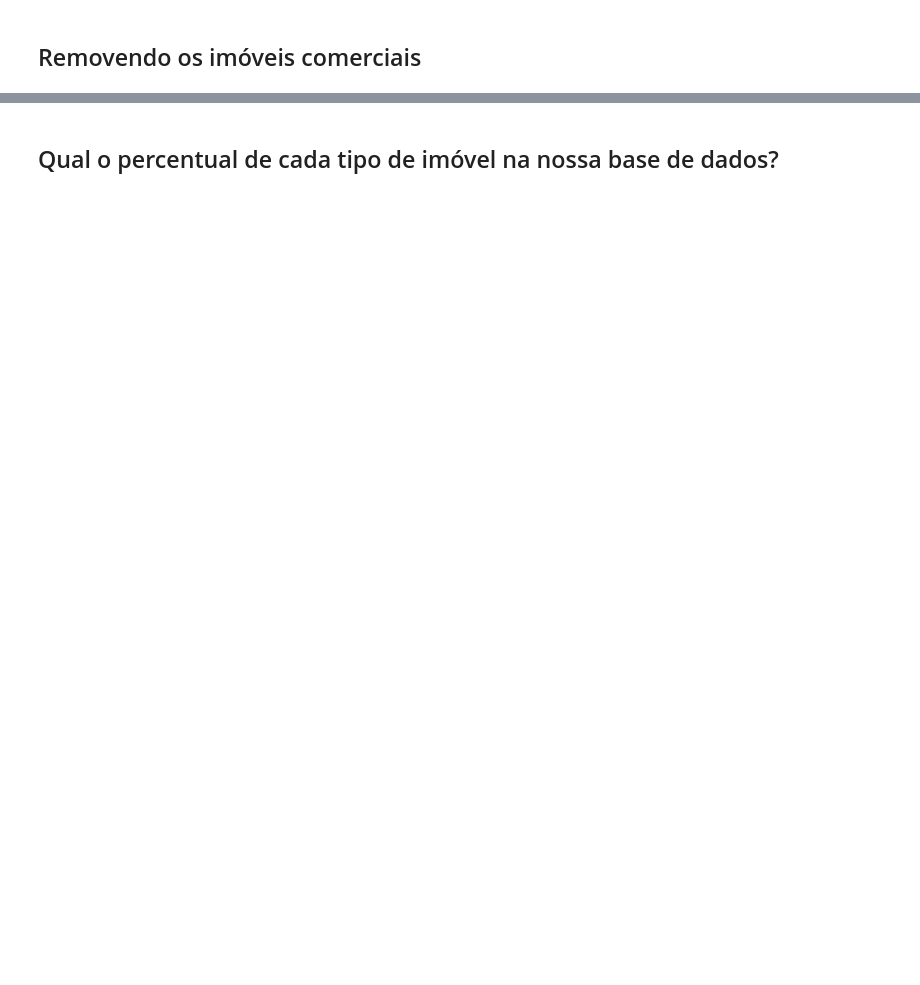
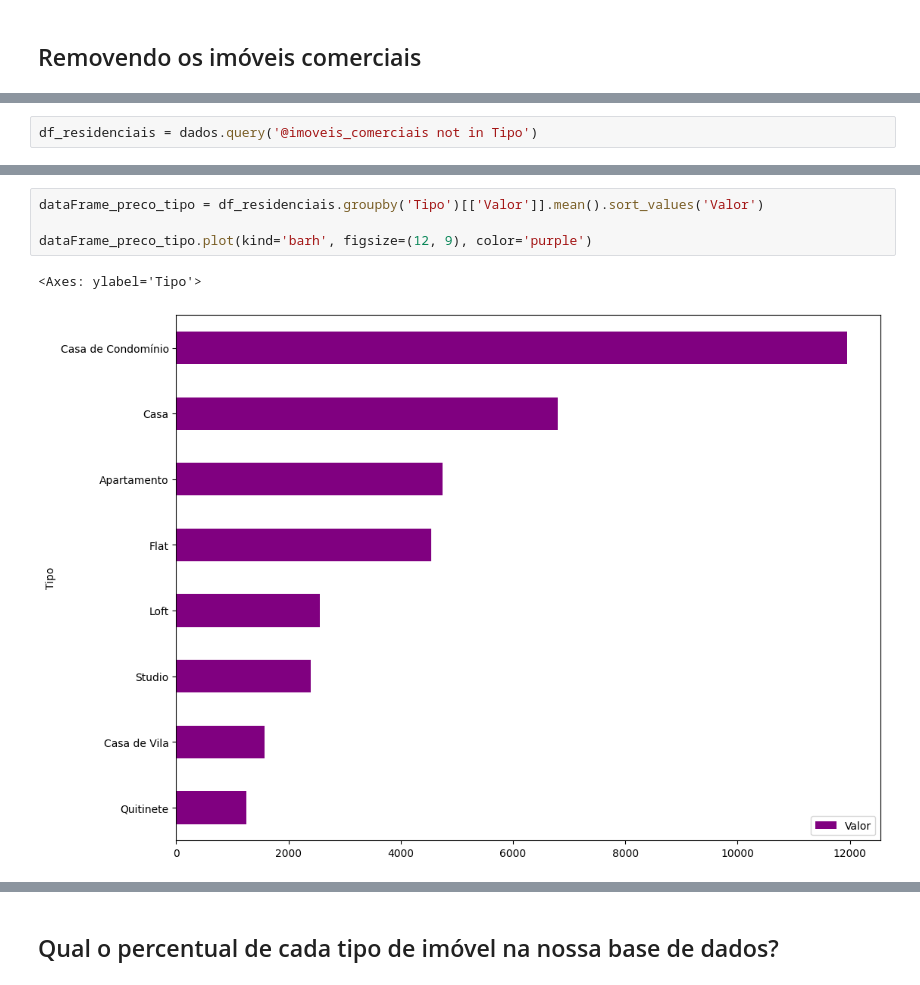
Before and after one commit to Enoque12/Pandas, a Jupyter notebook: notebook_inicial.ipynb, the cells around one changed output, grey strips where cells are left out. Cells and saved outputs as stored; diff of their text form; blank space fills up the shorter version.

```diff
--- a/notebook_inicial.ipynb
+++ b/notebook_inicial.ipynb
@@ -146,0 +289,2 @@ dados[['Quartos', 'Valor']]
+# %%
+df_residenciais = dados.query('@imoveis_comerciais not in Tipo')
@@ -146,0 +305,7 @@ dados[['Quartos', 'Valor']]
+# %%
+dataFrame_preco_tipo = df_residenciais.groupby('Tipo')[['Valor']].mean().sort_values('Valor')
+
+dataFrame_preco_tipo.plot(kind='barh', figsize=(12, 9), color='purple')
+# %% [output]
+<Axes: ylabel='Tipo'>
+[figure, added]
```
Also changed, not shown: parts of 38 cells of this notebook.
